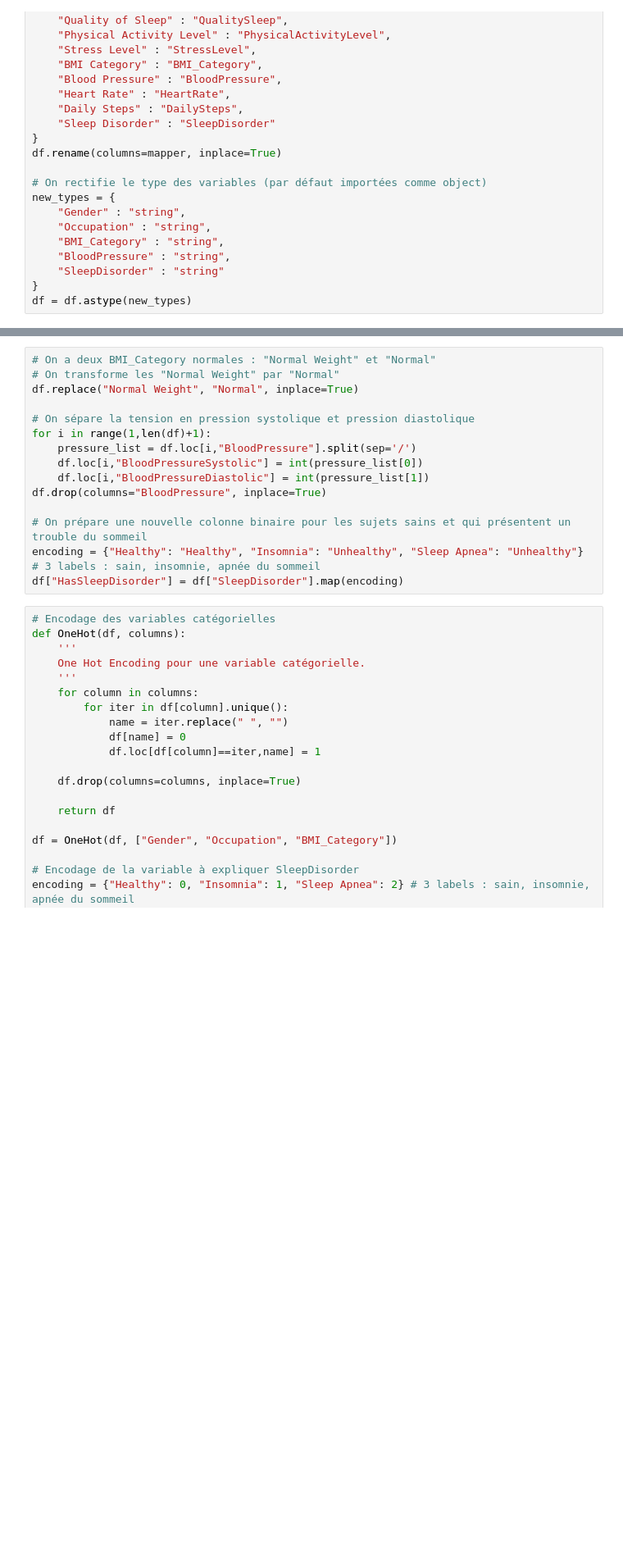
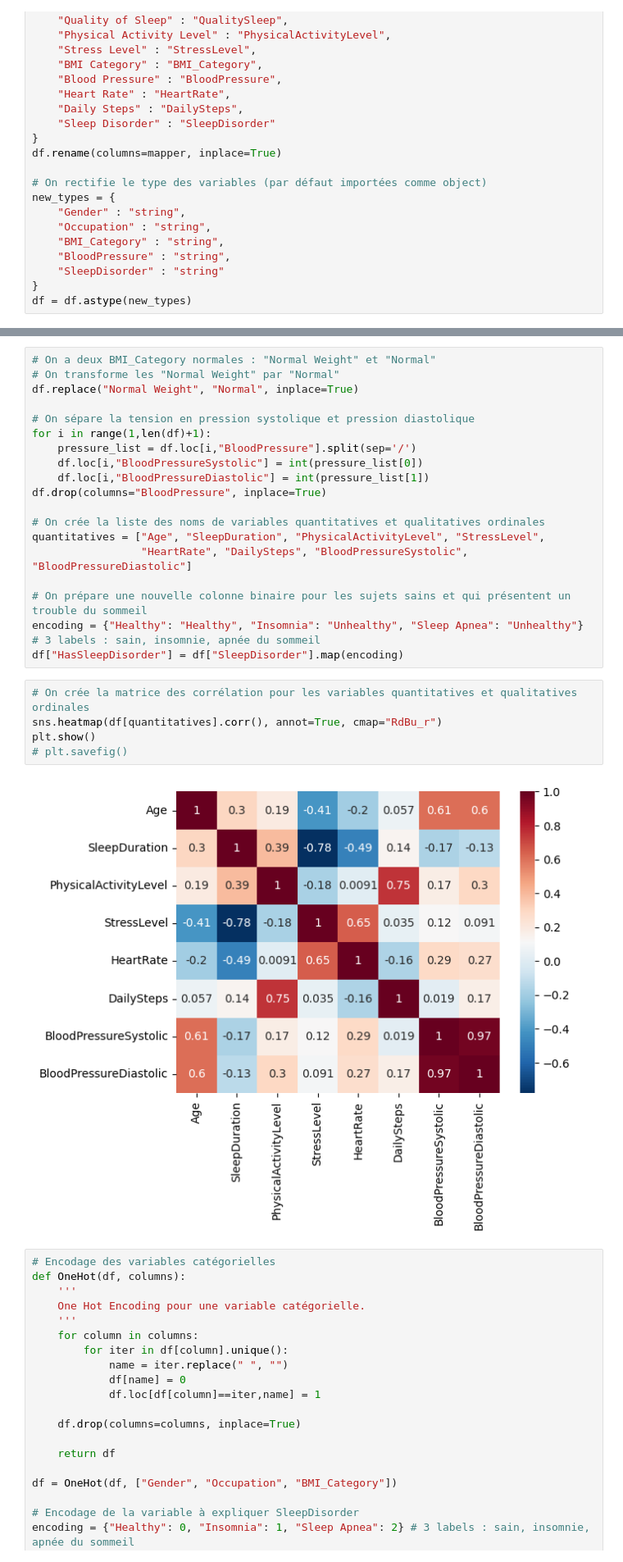
Before and after one commit to VinhHoaTU/Sleep-Problem-Detection, a Jupyter notebook: Script/Notebook.ipynb, the cells around one changed output, grey strips where cells are left out. Shown at 82% size. Cells and saved outputs as stored; diff of their text form; blank space fills up the shorter version.

Commit message:
Bon là c'est bon, on passe à la visualisation

```diff
--- a/Script/Notebook.ipynb
+++ b/Script/Notebook.ipynb
@@ -67,9 +81,20 @@ for i in range(1,len(df)+1):
     df.loc[i,"BloodPressureDiastolic"] = int(pressure_list[1])
 df.drop(columns="BloodPressure", inplace=True)
 
+# On crée la liste des noms de variables quantitatives et qualitatives ordinales
+quantitatives = ["Age", "SleepDuration", "PhysicalActivityLevel", "StressLevel",
+                 "HeartRate", "DailySteps", "BloodPressureSystolic", "BloodPressureDiastolic"]
+
 # On prépare une nouvelle colonne binaire pour les sujets sains et qui présentent un trouble du sommeil
 encoding = {"Healthy": "Healthy", "Insomnia": "Unhealthy", "Sleep Apnea": "Unhealthy"} # 3 labels : sain, insomnie, apnée du sommeil
 df["HasSleepDisorder"] = df["SleepDisorder"].map(encoding)
+# %%
+# On crée la matrice des corrélation pour les variables quantitatives et qualitatives ordinales
+sns.heatmap(df[quantitatives].corr(), annot=True, cmap="RdBu_r")
+plt.show()
+# plt.savefig()
+# %% [output]
+[figure, added]
 # %%
 # Encodage des variables catégorielles
 def OneHot(df, columns):
```
Also changed, not shown: parts of 1 cell of this notebook.
